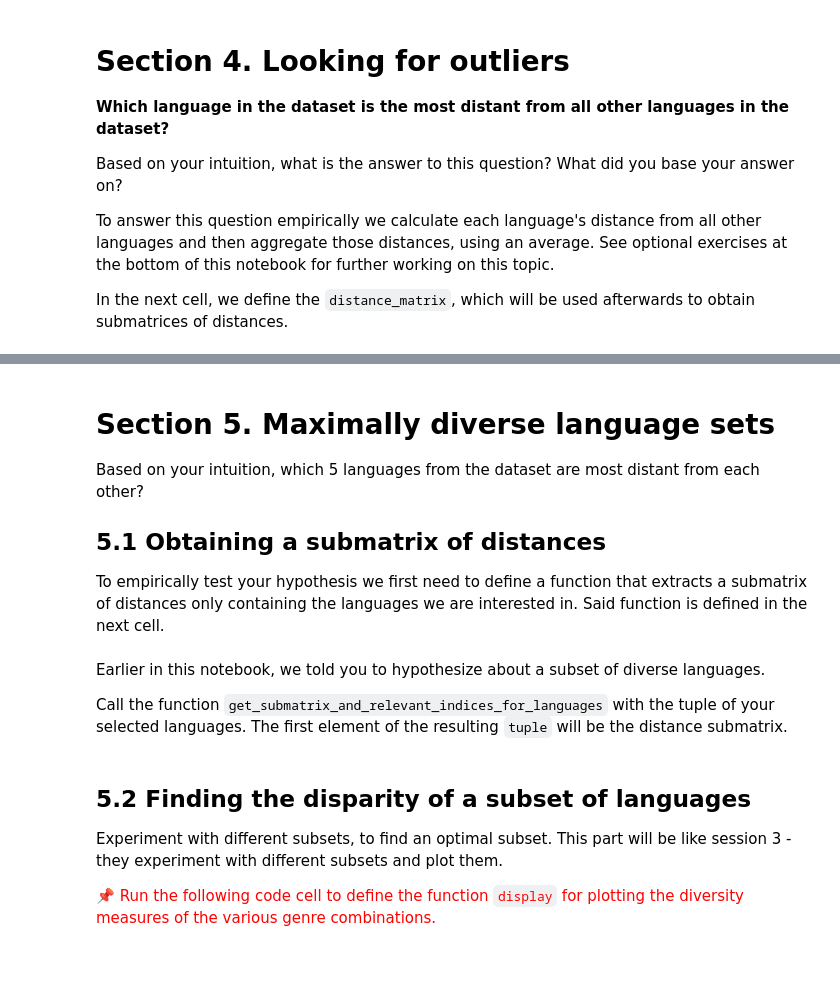
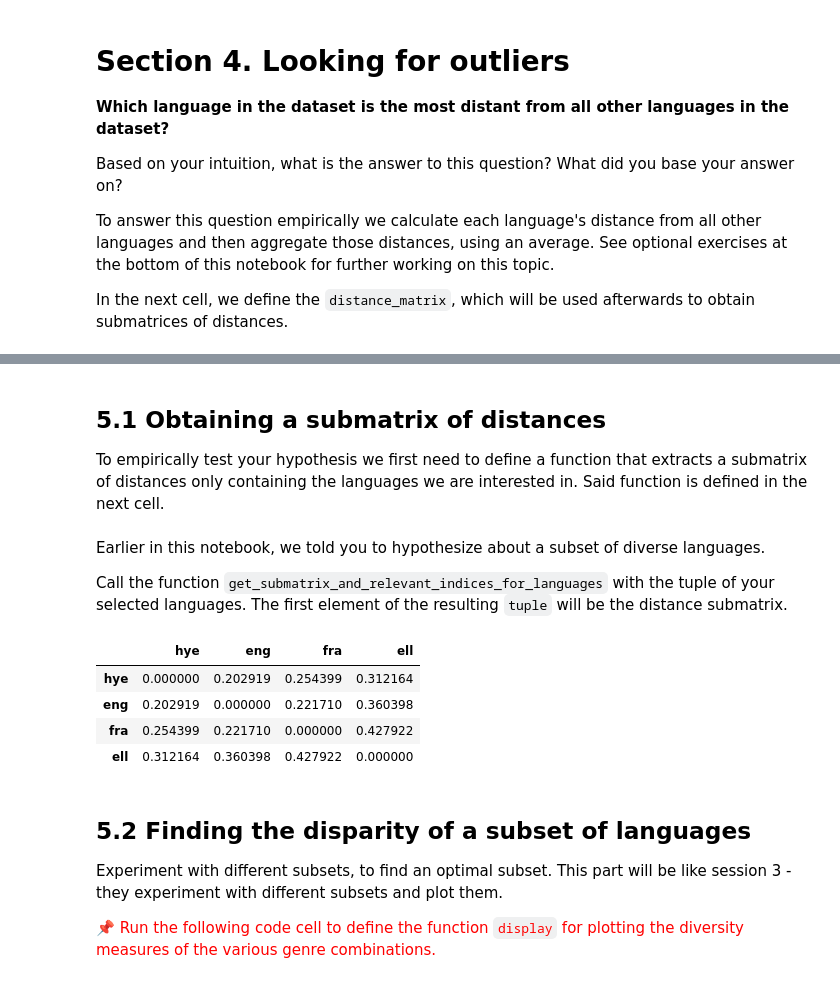
Before and after one commit to UniDive/2026-UniDive-Yerevan-training-school, a Jupyter notebook: Diversity-quantification-course/session-4-measuring-meta-linguistic-diversity-in-nlp/training_school_diversity_notebook_session_4_non_programmers.ipynb, the cells around one changed output, grey strips where cells are left out. Cells and saved outputs as stored; diff of their text form; code cells hidden in the pictures.

```diff
--- a/Diversity-quantification-course/session-4-measuring-meta-linguistic-diversity-in-nlp/training_school_diversity_notebook_session_4_non_programmers.ipynb
+++ b/Diversity-quantification-course/session-4-measuring-meta-linguistic-diversity-in-nlp/training_school_diversity_notebook_session_4_non_programmers.ipynb
@@ -225,8 +276,4 @@ df_lang
 # %% [markdown]
-# **Section 5. Maximally diverse language sets**
-
-Based on your intuition, which 5 languages from the dataset are most distant from each other?
-
 ## 5.1 Obtaining a submatrix of distances
 
 To empirically test your hypothesis we first need to define a function that extracts a submatrix of distances only containing the languages we are interested in. Said function is defined in the next cell.
@@ -255,11 +302,18 @@ Earlier in this notebook, we told you to hypothesize about a subset of diverse l
 Call the function `get_submatrix_and_relevant_indices_for_languages` with the tuple of your selected languages. The first element of the resulting `tuple` will be the distance submatrix.
 # %%
 # <STUDENT-TODO>
-
+#local_langs = [...]
 # </STUDENT-TODO>
 
+distance_submatrix, relevant_indices = get_submatrix_and_relevant_indices_for_languages(local_langs)
 matrix_df = pd.DataFrame(distance_submatrix, index=local_langs, columns=local_langs)
 matrix_df
+# %% [output]
+|  | hye | eng | fra | ell |
+| hye | 0.000000 | 0.202919 | 0.254399 | 0.312164 |
+| eng | 0.202919 | 0.000000 | 0.221710 | 0.360398 |
+| fra | 0.254399 | 0.221710 | 0.000000 | 0.427922 |
+| ell | 0.312164 | 0.360398 | 0.427922 | 0.000000 |
 # %% [markdown]
 ## 5.2 Finding the disparity of a subset of languages
 
```
Also changed, not shown: parts of 13 cells of this notebook.
